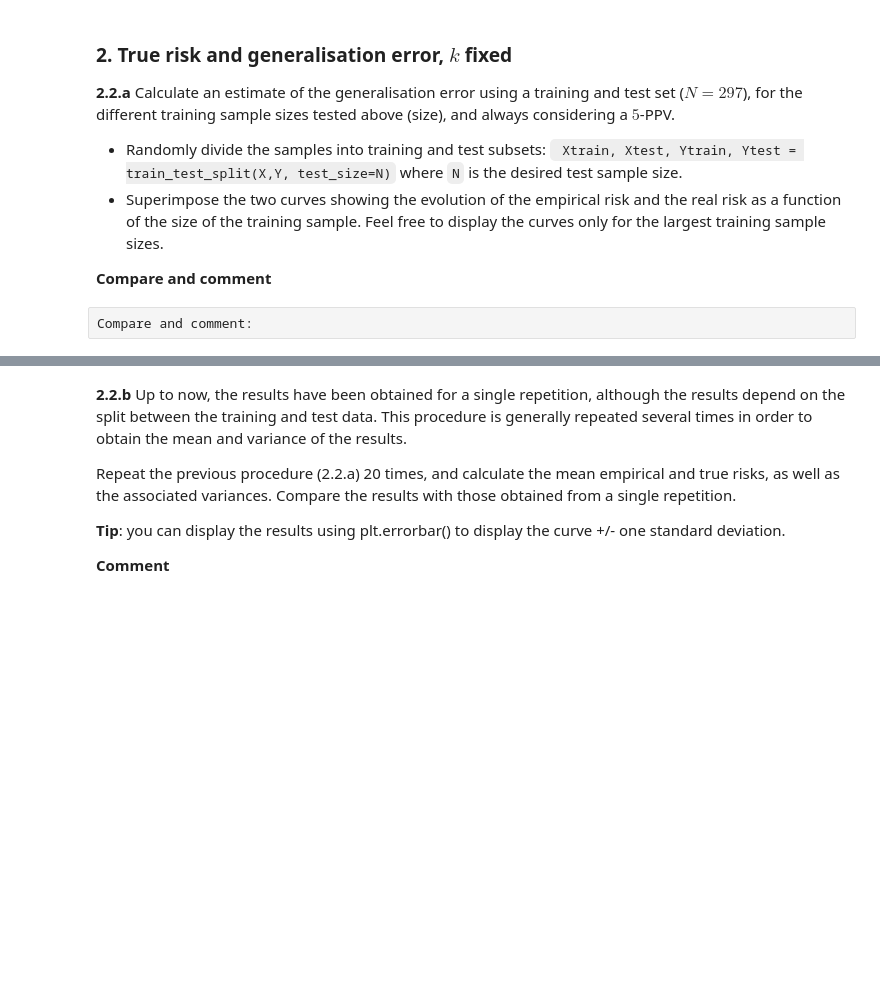
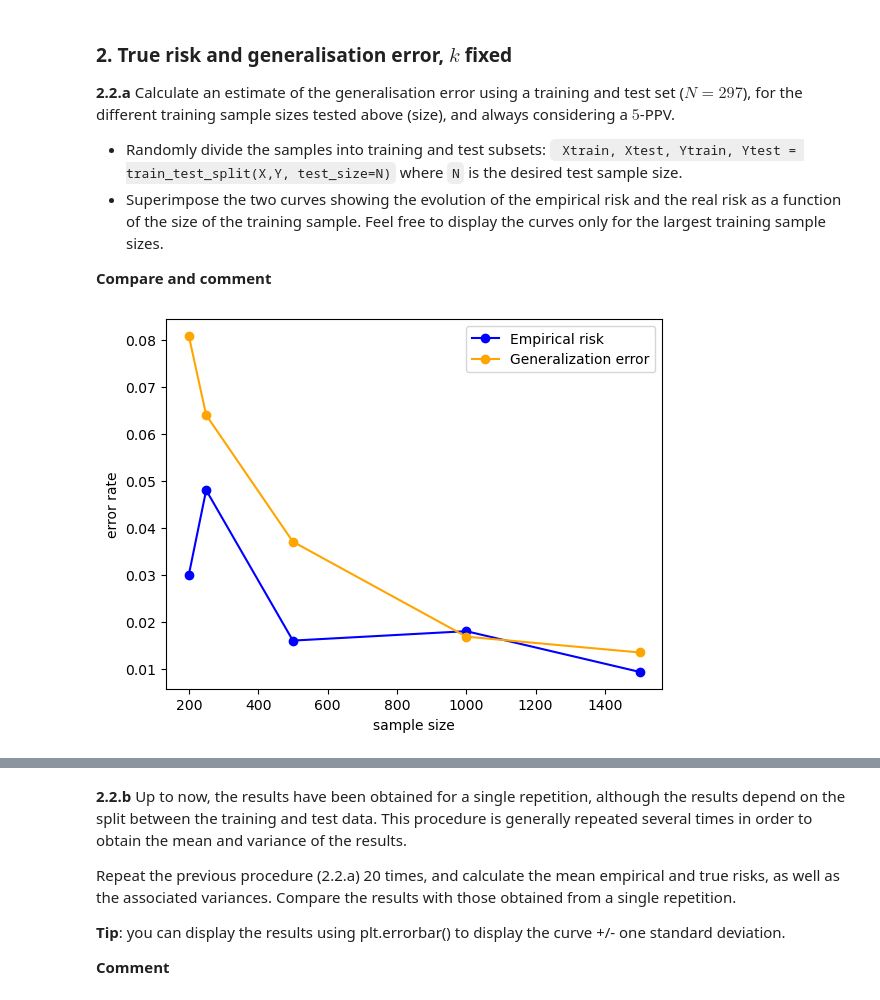
Before and after one commit to Ethel-Ogallo/UBS_ML, a Jupyter notebook: Labs/TP-modelSelection.ipynb, the cells around one changed output, grey strips where cells are left out. Drawn from its saved outputs; the diff is of its cells as text; code cells hidden in the pictures; blank space fills up the shorter version.

```diff
--- a/Labs/TP-modelSelection.ipynb
+++ b/Labs/TP-modelSelection.ipynb
@@ -129,2 +198,46 @@ Your comment:
-# %% [raw]
-Compare and comment:
+# %%
+size = [5, 10, 25, 50, 75, 100, 150, 200, 250, 500, 1000, 1500]
+
+# set seed
+random.seed(0)
+
+# train-test split
+Xtrain, Xtest, Ytrain, Ytest = train_test_split(X, Y, test_size=297)
+
+# empty lists to store error rates
+errors = []
+gen_errors = []
+
+for s in size:
+    # select random sample of size s
+    subset_indices = random.sample(range(len(Xtrain)), s)
+    Xtrain_subset = Xtrain[subset_indices]
+    Ytrain_subset = Ytrain[subset_indices]
+
+    # model fit
+    knn = KNeighborsClassifier(n_neighbors=5)
+    knn.fit(Xtrain_subset, Ytrain_subset)
+
+    # empirical error rate
+    ytrain_pred = knn.predict(Xtrain_subset)
+    OA = accuracy_score(Ytrain_subset, ytrain_pred)
+    error_rate = 1 - OA
+    errors.append(error_rate)
+
+    # generalization error
+    Ytest_pred = knn.predict(Xtest)
+    OA = accuracy_score(Ytest, Ytest_pred)
+    gen_error = 1 - OA
+    gen_errors.append(gen_error)
+
+
+# plot empirical risk as a function of sample size
+plt.figure()
+plt.plot(size[-5:], errors[-5:], marker='o', color='blue', label='Empirical risk')
+plt.plot(size[-5:], gen_errors[-5:], marker='o', color='orange', label='Generalization error')
+plt.legend()
+plt.xlabel('sample size')
+plt.ylabel('error rate')
+plt.show()
+# %% [output]
+[figure, added]
```
Also changed, not shown: parts of 46 cells of this notebook.
